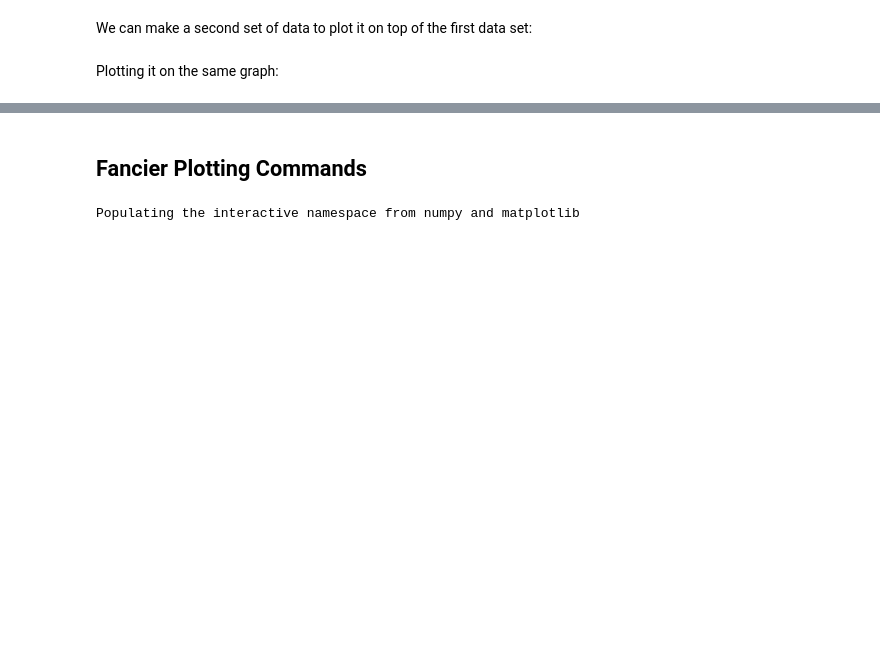
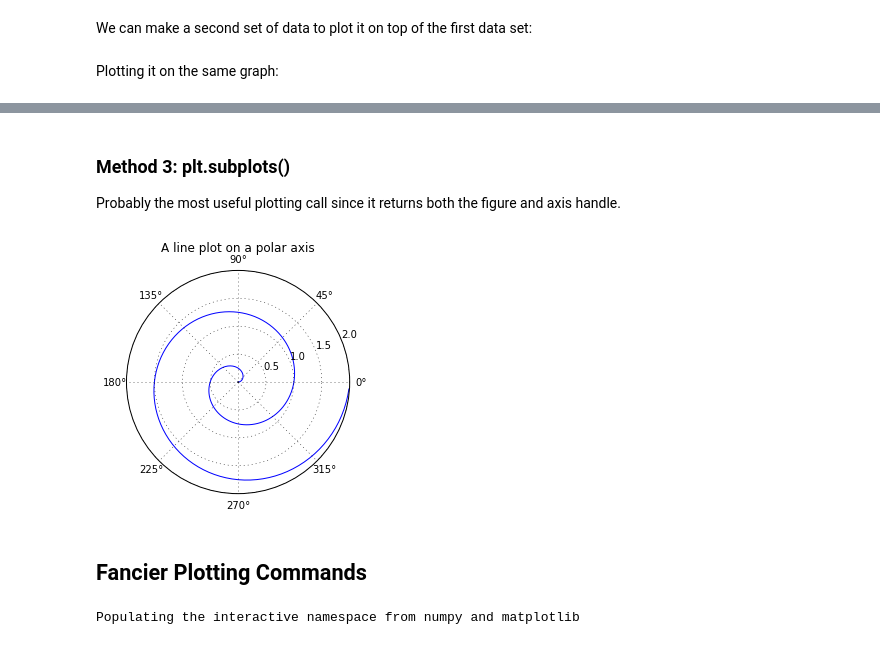
Before and after one commit to justinmklam/python-resources, a Jupyter notebook: [REF] Basic Plotting Examples.ipynb, the cells around one changed output, grey strips where cells are left out. Saved outputs shown, nothing was run; the diff lists cells and outputs as text; code cells hidden in the pictures; blank space fills up the shorter version.

```diff
--- a/[REF] Basic Plotting Examples.ipynb
+++ b/[REF] Basic Plotting Examples.ipynb
@@ -85,3 +118,14 @@ axh.legend(lns, labs, bbox_to_anchor=(1.1, 1), loc=2, borderaxespad=0)
+# %% [markdown]
+### Method 3: plt.subplots()
+Probably the most useful plotting call since it returns both the figure and axis handle.
+# %%
+fig, ax = plt.subplots(1, subplot_kw=dict(projection='polar'))
+ax.plot(theta, r)
+
+ax.set_title("A line plot on a polar axis", va='bottom')
+plt.show()
+# %% [output]
+[figure, added]
 # %% [markdown]
 ## Fancier Plotting Commands
 # %%
```
Also changed, not shown: parts of 12 cells of this notebook.
